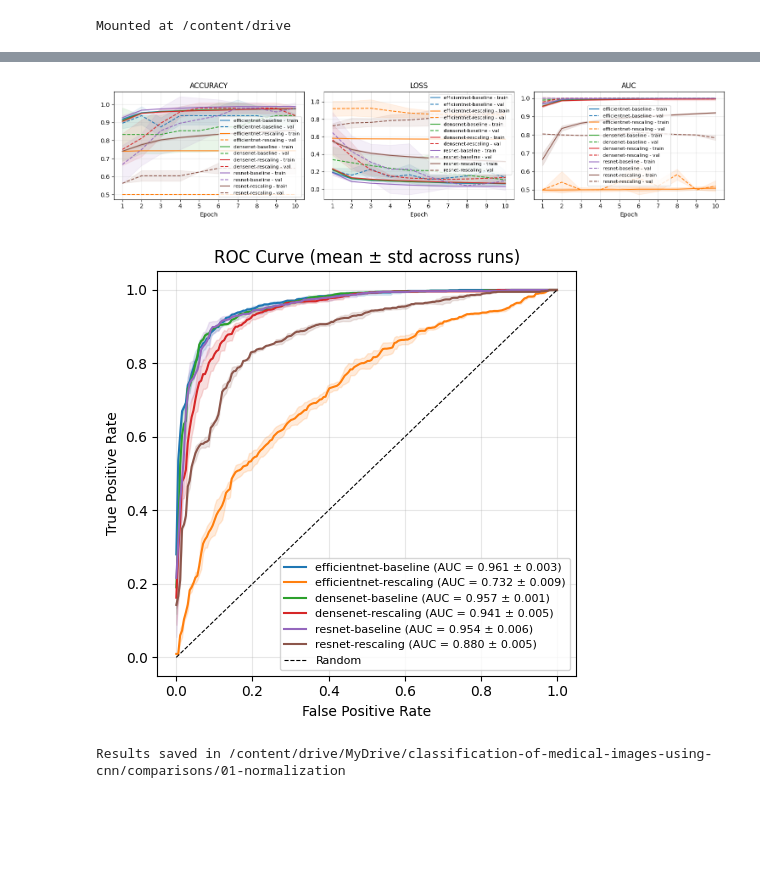
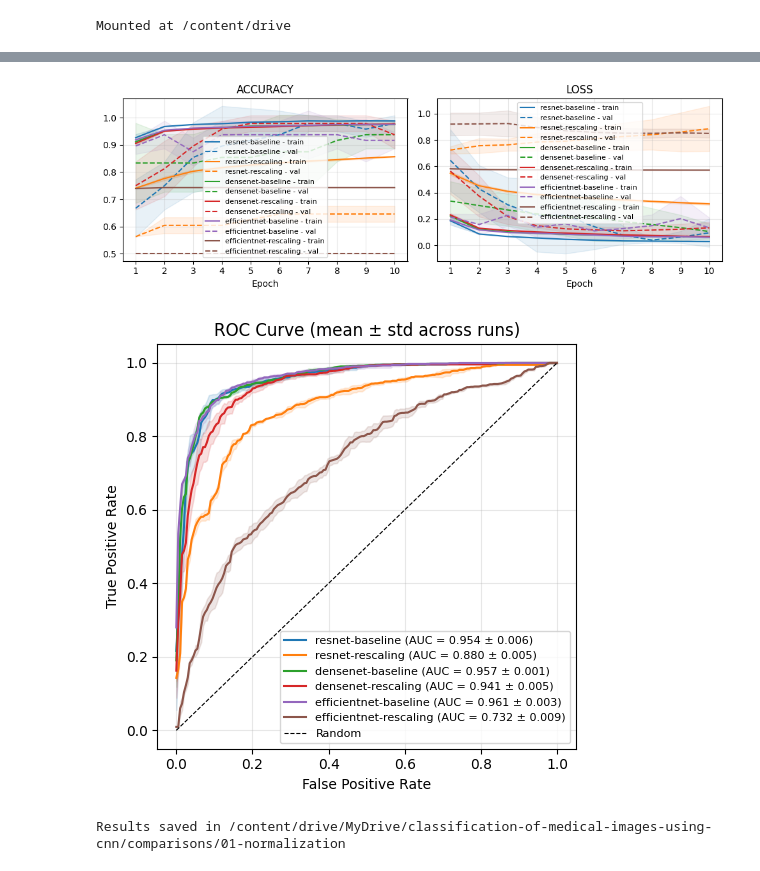
Before and after one commit to amartinsmg/classification-of-medical-images-using-cnn, a Jupyter notebook: notebooks/analyses/01_normalization.ipynb, the cells around one changed output, grey strips where cells are left out. Cells and saved outputs as stored; diff of their text form; code cells hidden in the pictures; blank space fills up the shorter version.

```diff
--- a/notebooks/analyses/01_normalization.ipynb
+++ b/notebooks/analyses/01_normalization.ipynb
@@ -21,9 +21,9 @@ BASE_PATH = "/content/drive/MyDrive/classification-of-medical-images-using-cnn/"
 # %% [output]
 Mounted at /content/drive
 # %%
-experiment_names = ["efficientnet-baseline", "efficientnet-rescaling",
+experiment_names = ["resnet-baseline", "resnet-rescaling",
                   "densenet-baseline", "densenet-rescaling",
-                  "resnet-baseline", "resnet-rescaling"]
+                  "efficientnet-baseline", "efficientnet-rescaling"]
 COMPARISON_PATH = "comparisons/01-normalization"
 RESULT_PATH = BASE_PATH + "results"
 SAVE_DIR = BASE_PATH + COMPARISON_PATH
@@ -49,12 +49,12 @@ display(metrics)
 # %%
 from src.analyses import plot_training_history
 import matplotlib.pyplot as plt
 
-fig = plot_training_history(experiments)
+fig = plot_training_history(experiments, metrics=["accuracy", "loss"])
 
 plt.show()
 # %% [output]
-[figure, old version]
+[figure, new version]
 # %%
 from src.analyses import plot_roc_curves
 
@@ -62,7 +62,7 @@ fig = plot_roc_curves(experiments)
 
 plt.show()
 # %% [output]
-[figure, old version]
+[figure, new version]
 # %%
 from src.analyses import full_comparison
 
```
Also changed, not shown: parts of 4 cells of this notebook.
